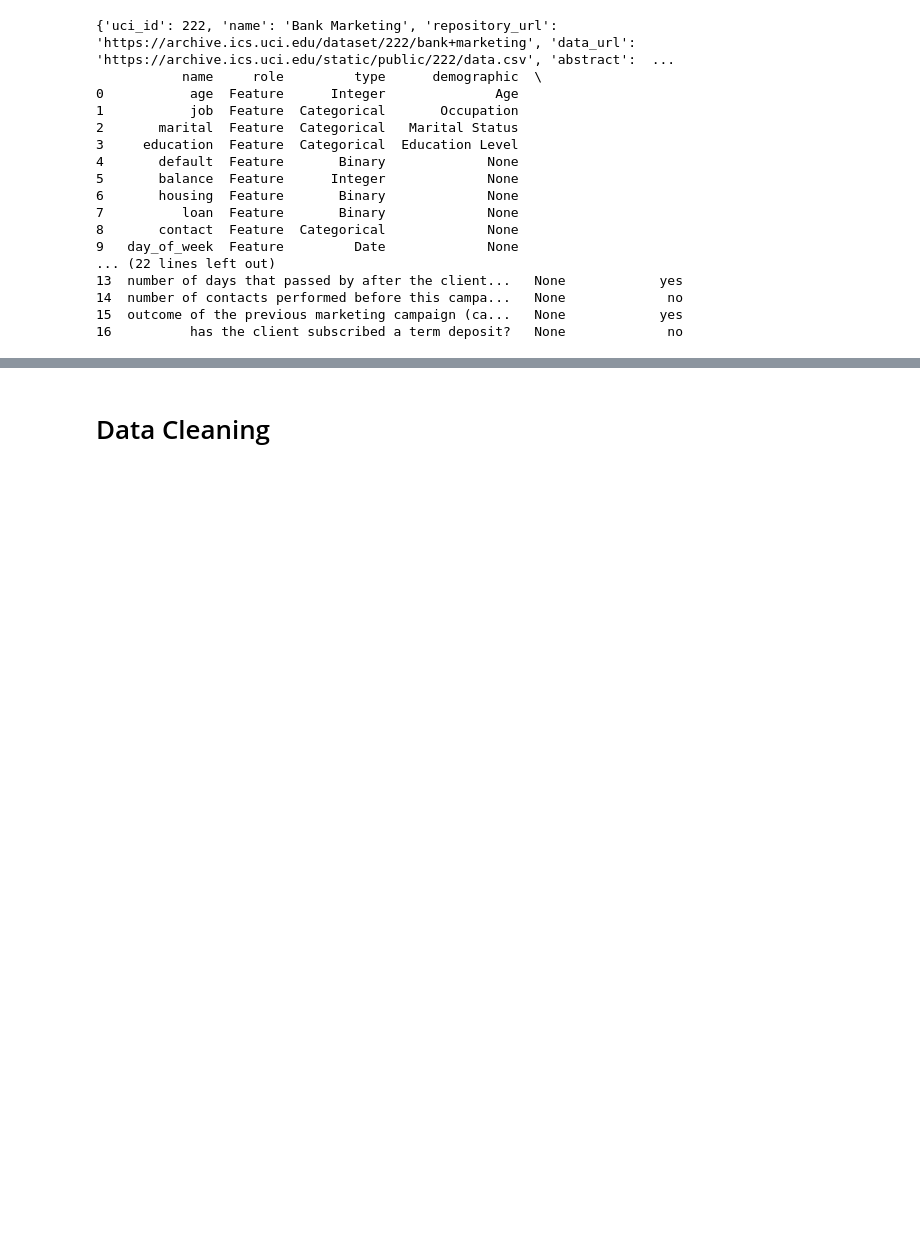
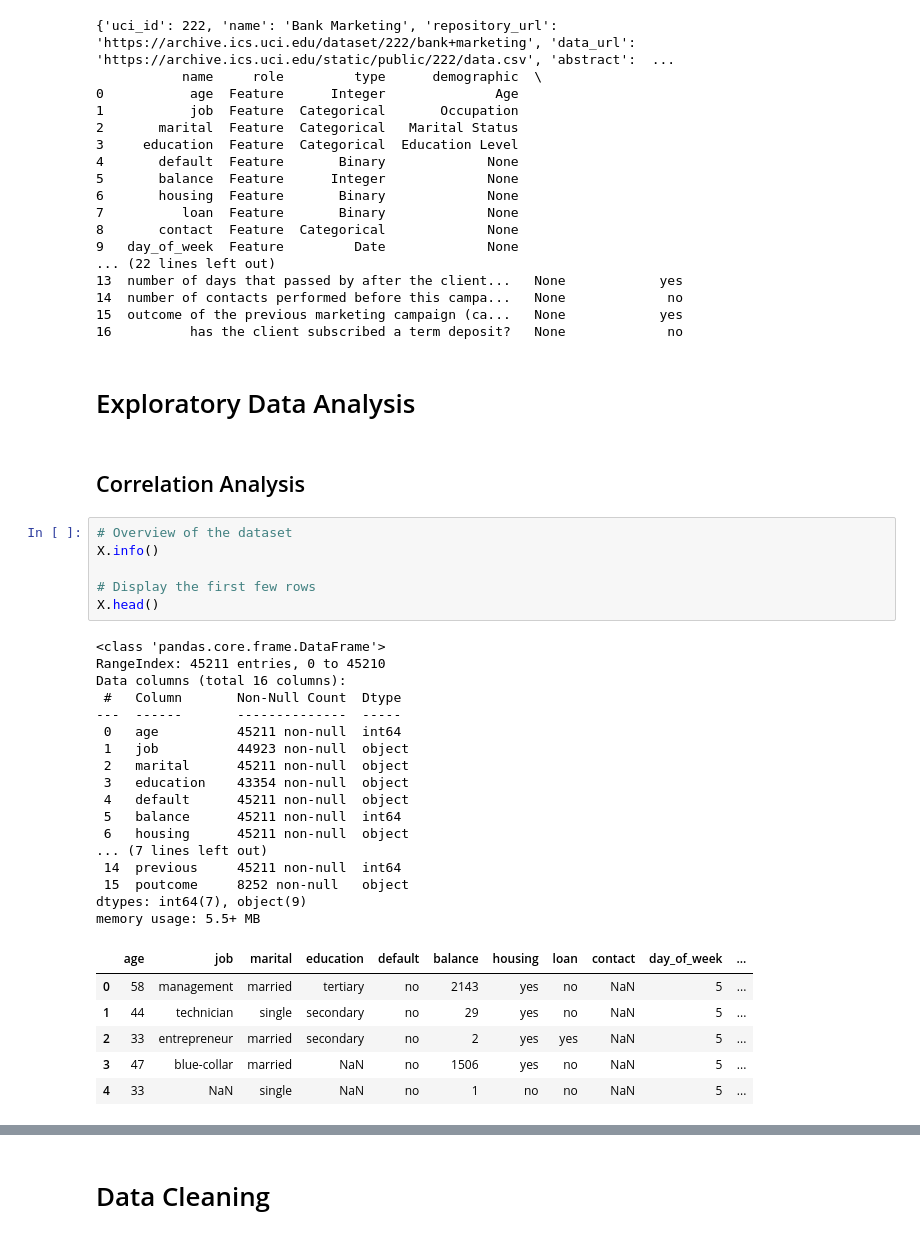
Before and after one commit to Aditya-k-23/Bank-Marketing, a Jupyter notebook: Analysis.ipynb, the cells around one changed output, grey strips where cells are left out. Drawn from its saved outputs; the diff is of its cells as text; blank space fills up the shorter version.

```diff
--- a/Analysis.ipynb
+++ b/Analysis.ipynb
@@ -59,3 +51,37 @@ print(bank_marketing.variables)
 14  number of contacts performed before this campa...   None             no
 15  outcome of the previous marketing campaign (ca...   None            yes
 16          has the client subscribed a term deposit?   None             no
+# %% [markdown]
+# Exploratory Data Analysis
+# %% [markdown]
+## Correlation Analysis
+# %%
+# Overview of the dataset
+X.info()
+
+# Display the first few rows
+X.head()
+# %% [output]
+<class 'pandas.core.frame.DataFrame'>
+RangeIndex: 45211 entries, 0 to 45210
+Data columns (total 16 columns):
+ #   Column       Non-Null Count  Dtype
+---  ------       --------------  -----
+ 0   age          45211 non-null  int64
+ 1   job          44923 non-null  object
+ 2   marital      45211 non-null  object
+ 3   education    43354 non-null  object
+ 4   default      45211 non-null  object
+ 5   balance      45211 non-null  int64
+ 6   housing      45211 non-null  object
+... (7 lines left out)
+ 14  previous     45211 non-null  int64
+ 15  poutcome     8252 non-null   object
+dtypes: int64(7), object(9)
+memory usage: 5.5+ MB
+|  | age | job | marital | education | default | balance | housing | loan | contact | day_of_week | ... |
+| 0 | 58 | management | married | tertiary | no | 2143 | yes | no | NaN | 5 | ... |
+| 1 | 44 | technician | single | secondary | no | 29 | yes | no | NaN | 5 | ... |
+| 2 | 33 | entrepreneur | married | secondary | no | 2 | yes | yes | NaN | 5 | ... |
+| 3 | 47 | blue-collar | married | NaN | no | 1506 | yes | no | NaN | 5 | ... |
+| 4 | 33 | NaN | single | NaN | no | 1 | no | no | NaN | 5 | ... |
```
Also changed, not shown: parts of 17 cells of this notebook.
